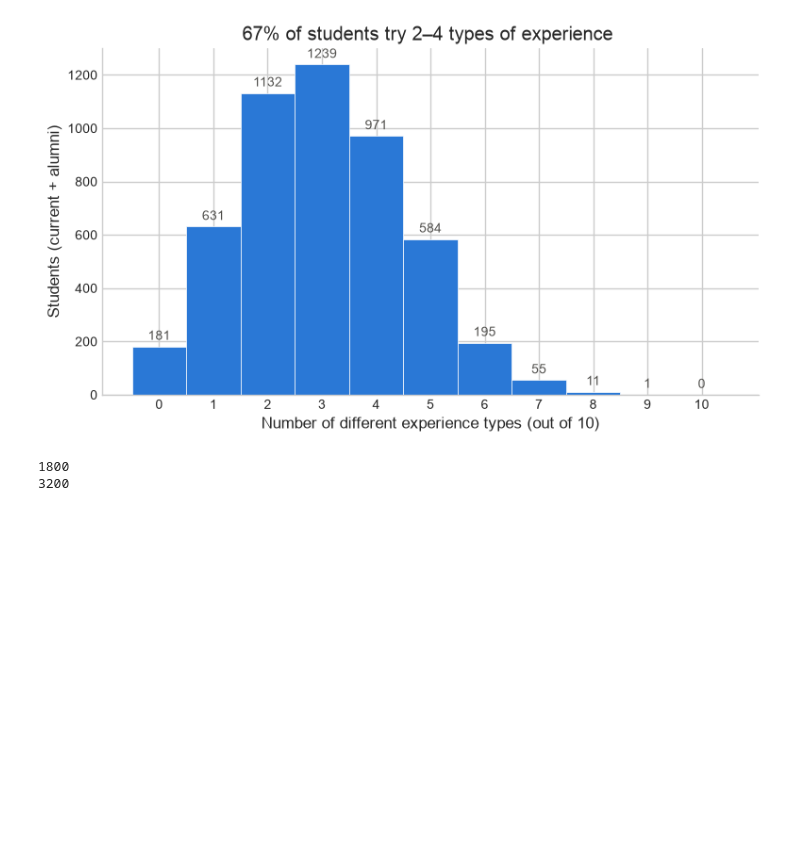
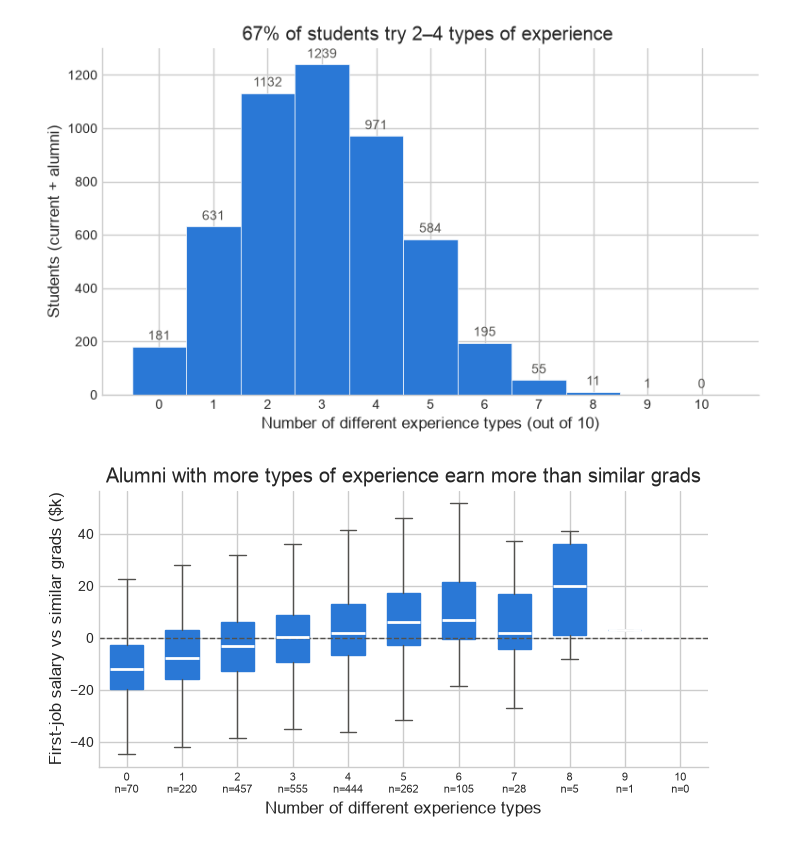
Before and after one commit to WestphalianFresco/TSWhackUMBC, a Jupyter notebook: file.ipynb, the cells around one changed output. Cells and saved outputs as stored; diff of their text form; code cells hidden in the pictures; blank space fills up the shorter version.

```diff
--- a/file.ipynb
+++ b/file.ipynb
@@ -86,9 +88,30 @@ ax.spines[["top", "right"]].set_visible(False)
 plt.show()
 # %% [output]
 [figure]
+# %%
+# alumni only; salary minus the median of grads with the same major and graduation year (fair comparison across majors and years)
+sal = stuAlum["first_job_annual_salary_usd"]
+adj = (sal - sal.groupby([stuAlum["major"], stuAlum["graduation_year"]]).transform("median")) / 1000
+grp = stuAlum["campus_id"].map(breadth)
+data = [adj[(grp == k) & adj.notna()] for k in range(11)]
+labels = [f"{k}\nn={len(d)}" for k, d in enumerate(data)]
+
+fig, ax = plt.subplots(figsize=(7, 3))
+ax.boxplot(data, tick_labels=labels, widths=0.6, showfliers=False, patch_artist=True,
+           boxprops=dict(facecolor="#2a78d6", edgecolor="#2a78d6"), medianprops=dict(color="white", linewidth=2),
+           whiskerprops=dict(color="#52514e"), capprops=dict(color="#52514e"))
+ax.axhline(0, color="#52514e", linestyle="--", linewidth=1)
+ax.tick_params(axis="x", labelsize=8)
+ax.set(xlabel="Number of different experience types", ylabel="First-job salary vs similar grads ($k)",
+       title="Alumni with more types of experience earn more than similar grads")
+ax.spines[["top", "right"]].set_visible(False)
+plt.show()
+# %% [output]
+[figure, added]
 # %%
-print(len(stuCur))
-print(len(stuAlum))
+stuAlum["sal_adj"] = sal - sal.groupby([stuAlum["major"], stuAlum["graduation_year"]]).transform("median")
+
+m = (stuExp.drop_duplicates(["campus_id", "organization"])
+           .merge(stuAlum[["campus_id", "sal_adj"]], on="campus_id"))   # inner join = alumni only
+orgRank = m.groupby("organization").agg(n=("sal_adj", "count"), premium=("sal_adj", "median"))
+top10 = orgRank[orgRank["n"] >= 30].nlargest(10, "premium")
-# %% [output]
-1800
-3200
```
Also changed, not shown: parts of 2 cells of this notebook.
